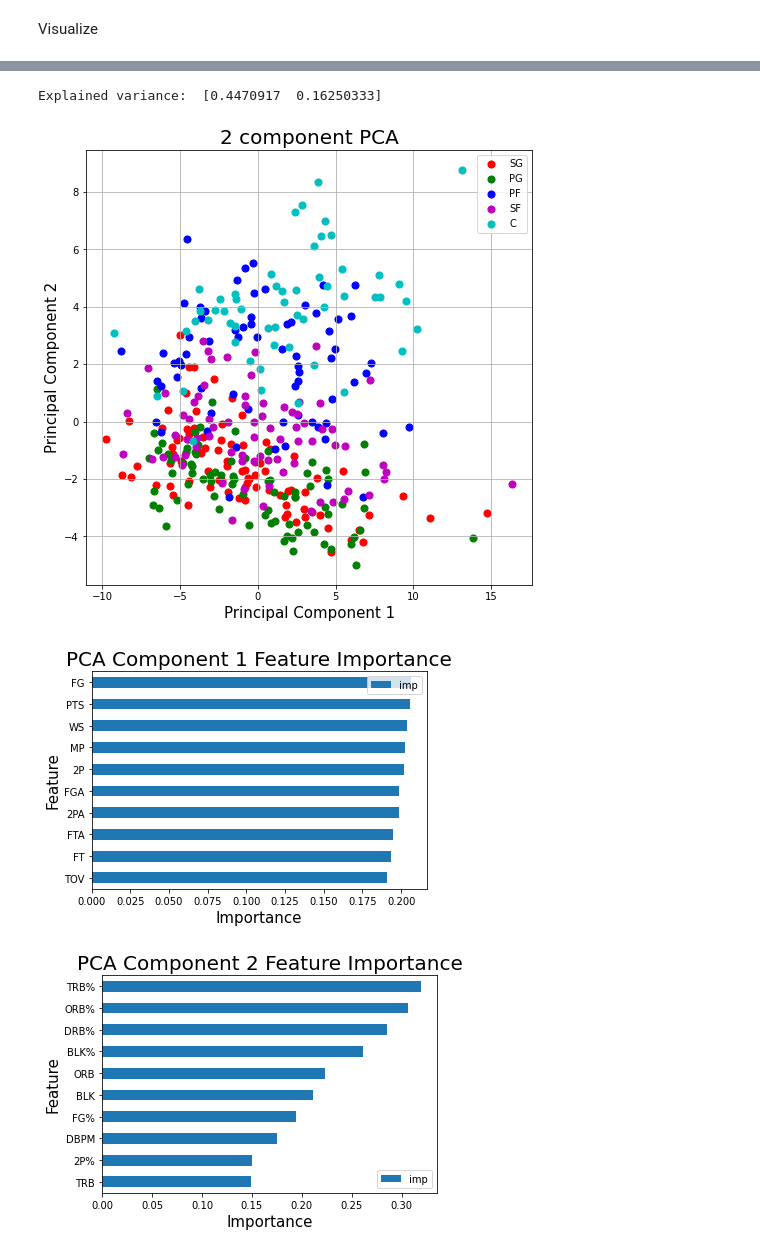
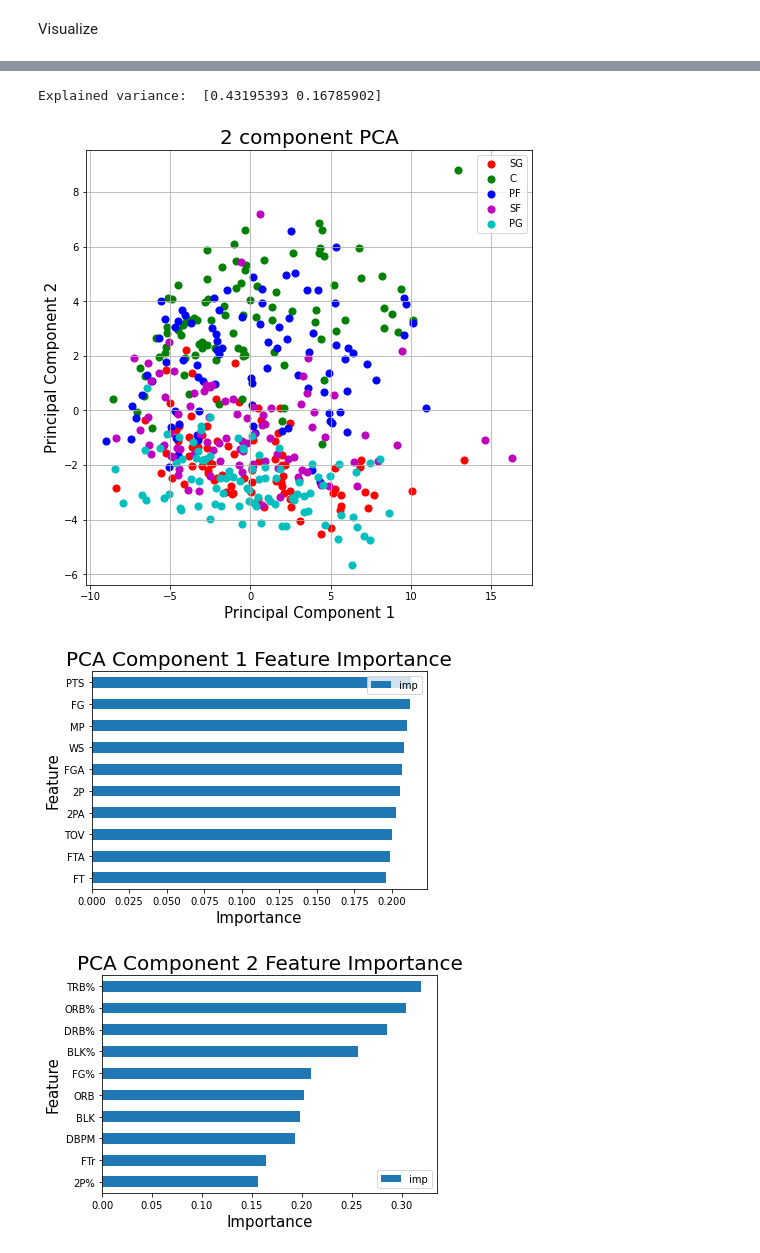
Before and after one commit to a21shah/NBA_Clustering, a Jupyter notebook: nba_ml.ipynb, the cells around one changed output, grey strips where cells are left out. Saved outputs shown, nothing was run; the diff lists cells and outputs as text; code cells hidden in the pictures.

```diff
--- a/nba_ml.ipynb
+++ b/nba_ml.ipynb
@@ -16,7 +16,7 @@ print(df.shape)
 def filter_years(df):
     # Filter data so only seasons from 2010 onwards are included
     df = df[df['Year'].notna()]
-    df = df[df['Year'] >= 2000]
+    df = df[df['Year'] >= 2010]
     df['Year'] = df['Year'].astype(int)
     return df
 
@@ -30,8 +30,16 @@ def cleaned_df(df):
         df.drop(df[common_rows].index, inplace = True)
         df = df.append(df_year[df_year['Tm'] == 'TOT'])
     return df
+
+def fill_empty_values(df):
+    # Remove unneccesary columns and fill nulls with 0
+    df.drop(columns=['Unnamed: 0', 'blanl', 'blank2'], inplace=True)
+    df.drop(df[df['USG%'].isnull()].index, inplace=True)
+    df.fillna(0, inplace=True)
+    return df
 # %%
 df = filter_years(df)
 df = cleaned_df(df)
+df = fill_empty_values(df)
 df.shape
 # %% [output]
@@ -39,13 +46,0 @@ df.shape
-# %%
-# Some temporary quick cleaning until final cleaned version is developed
-# Apparently these are 100% null coloumns
-df = df.drop('blank2', axis=1)
-df = df.drop('blanl', axis=1)
-# row number coloumn
-df = df.drop('Unnamed: 0', axis=1)
-# Taking only first position listed when multiple are listed
-df['Pos'] = df['Pos'].str.split('-').str[0]
-
-# Quick cleaning method for test purposes - remove all rows with null values
-df = df.dropna(axis=0)
-df.head()
@@ -150,14 +113,12 @@ def plot_featImport_PCA(pcaObj, features):
     ax.set_xlabel('Importance', fontsize = 15)
     ax.set_ylabel('Feature', fontsize = 15)
     ax.set_title('PCA Component 2 Feature Importance', fontsize = 20)
-
-    return None
 # %%
-df_PCA, pca, features = df_PCA_yr(df, 2009)
+df_PCA, pca, features = df_PCA_yr(df, 2010)
 plot_PCA(df_PCA)
 plot_featImport_PCA(pca, features)
 # %% [output]
-Explained variance:  [0.4470917  0.16250333]
+Explained variance:  [0.43195393 0.16785902]
-[figure, old version]
+[figure, new version]
-[figure, old version]
+[figure, new version]
-[figure, old version]
+[figure, new version]
```
Also changed, not shown: parts of 5 cells of this notebook.
